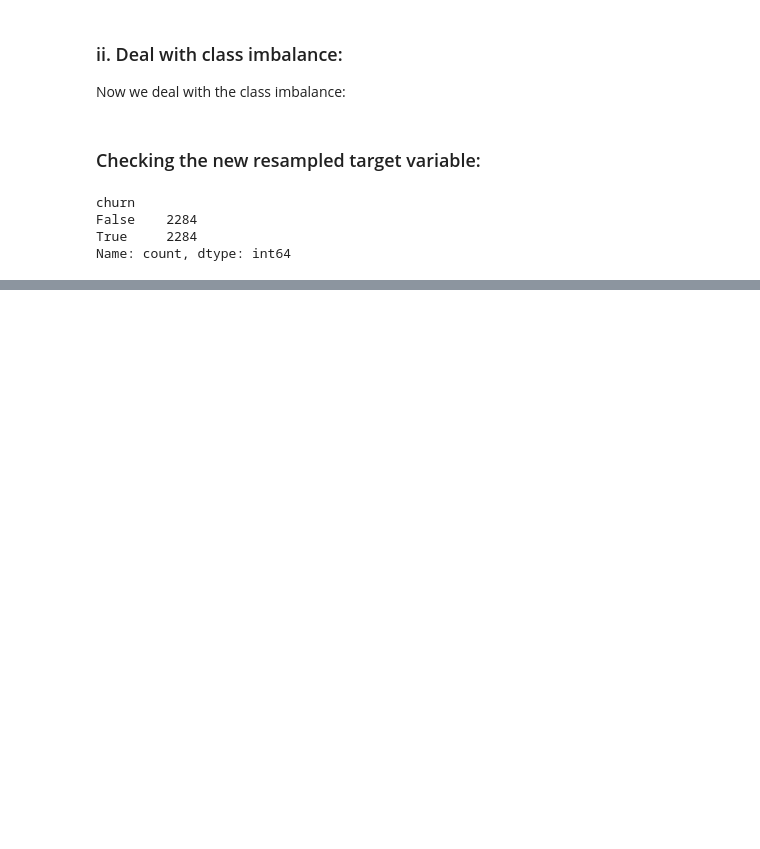
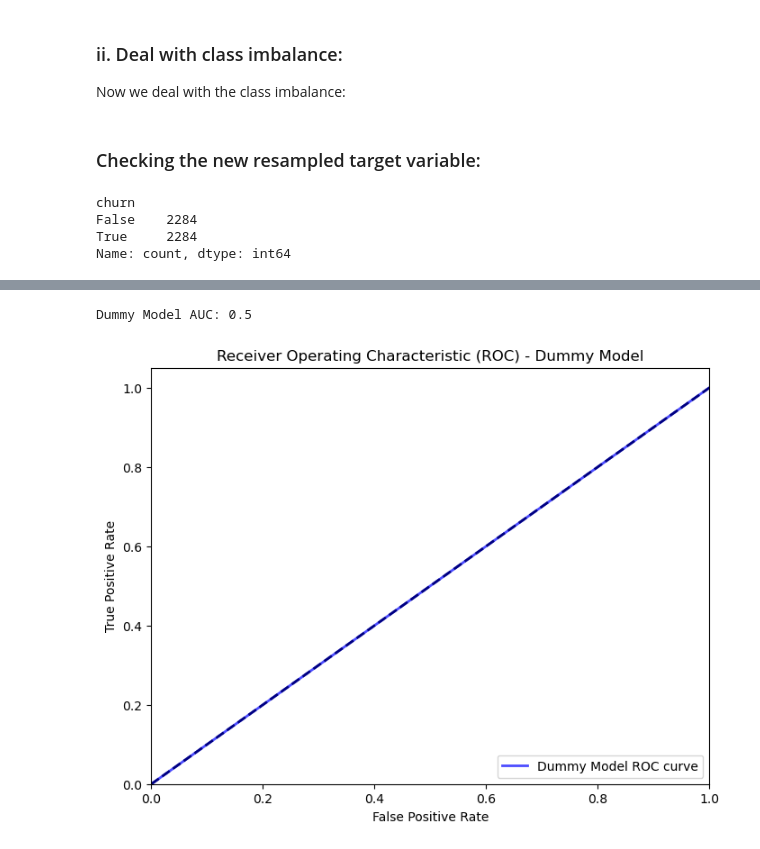
Before and after one commit to Iankip8/Phase_3_project, a Jupyter notebook: SyriatelCustomerChurn.ipynb, the cells around one changed output, grey strips where cells are left out. Drawn from its saved outputs; the diff is of its cells as text; code cells hidden in the pictures; blank space fills up the shorter version.

```diff
--- a/SyriatelCustomerChurn.ipynb
+++ b/SyriatelCustomerChurn.ipynb
@@ -893,0 +927,26 @@ Name: count, dtype: int64
+# %%
+# Generate predicted probabilities for the positive class
+y_scores = dummy_model.predict_proba(X_test)[:, 1]
+
+# Calculate the ROC curve
+dummy_fpr, dummy_tpr, thresholds = roc_curve(y_test, y_scores)
+
+# Calculate the AUC
+auc = roc_auc_score(y_test, y_scores)
+print(f'Dummy Model AUC: {auc} \n')
+
+# Plot the ROC for the dummy model
+plt.figure(figsize=(8, 6))
+plt.plot(dummy_fpr, dummy_tpr, color='blue',
+         lw=2, label='Dummy Model ROC curve', alpha=.7)
+plt.plot([0, 1], [0, 1], color='navy', lw=2, linestyle='--')
+plt.xlim([0.0, 1.0])
+plt.ylim([0.0, 1.05])
+plt.xlabel('False Positive Rate')
+plt.ylabel('True Positive Rate')
+plt.title('Receiver Operating Characteristic (ROC) - Dummy Model')
+plt.legend(loc='lower right')
+plt.show()
+# %% [output]
+Dummy Model AUC: 0.5
+[figure, added]
```
Also changed, not shown: parts of 15 cells of this notebook.
